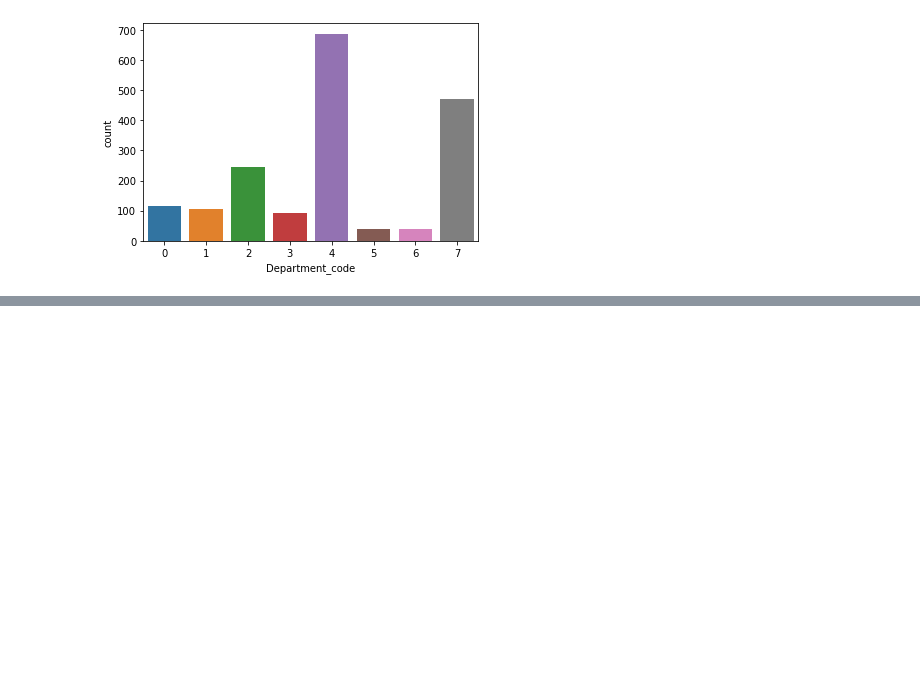
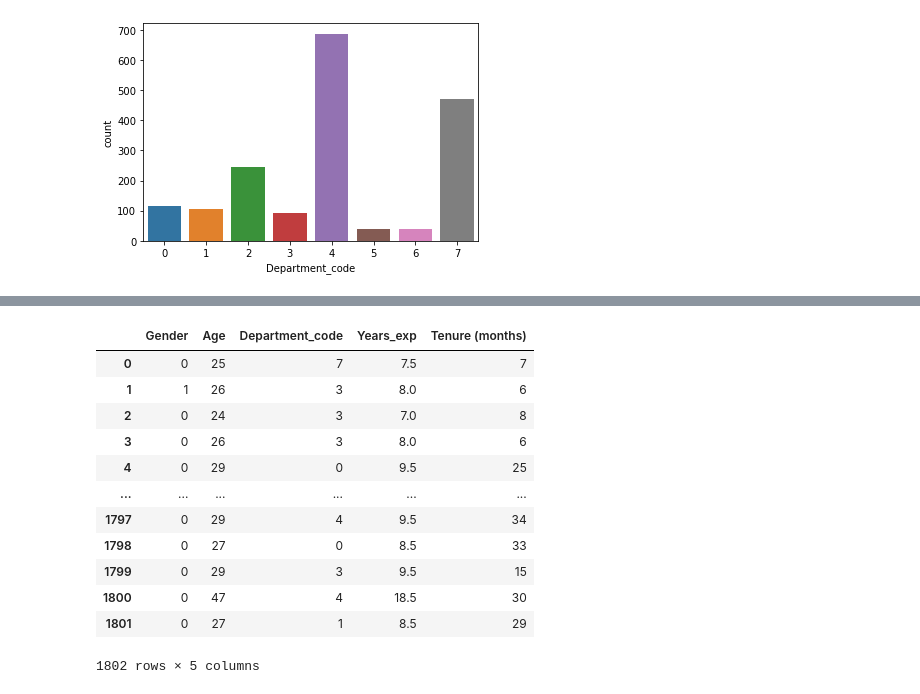
Before and after one commit to rusgar/Lines-of-Regression--KNN, a Jupyter notebook: Prueba_salarios.ipynb, the cells around one changed output, grey strips where cells are left out. Saved outputs shown, nothing was run; the diff lists cells and outputs as text; code cells hidden in the pictures; blank space fills up the shorter version.

```diff
--- a/Prueba_salarios.ipynb
+++ b/Prueba_salarios.ipynb
@@ -73,0 +102,17 @@ sns.countplot(data=salarios, x ='Department_code', )
+# %%
+fichas_1= salarios.drop(["Department","Gross"], axis = "columns")
+fichas_1
+# %% [output]
+|  | Gender | Age | Department_code | Years_exp | Tenure (months) |
+| 0 | 0 | 25 | 7 | 7.5 | 7 |
+| 1 | 1 | 26 | 3 | 8.0 | 6 |
+| 2 | 0 | 24 | 3 | 7.0 | 8 |
+| 3 | 0 | 26 | 3 | 8.0 | 6 |
+| 4 | 0 | 29 | 0 | 9.5 | 25 |
+| ... | ... | ... | ... | ... | ... |
+| 1797 | 0 | 29 | 4 | 9.5 | 34 |
+| 1798 | 0 | 27 | 0 | 8.5 | 33 |
+| 1799 | 0 | 29 | 3 | 9.5 | 15 |
+| 1800 | 0 | 47 | 4 | 18.5 | 30 |
+| 1801 | 0 | 27 | 1 | 8.5 | 29 |
+1802 rows × 5 columns
```
Also changed, not shown: parts of 8 cells of this notebook, 1 other file.
